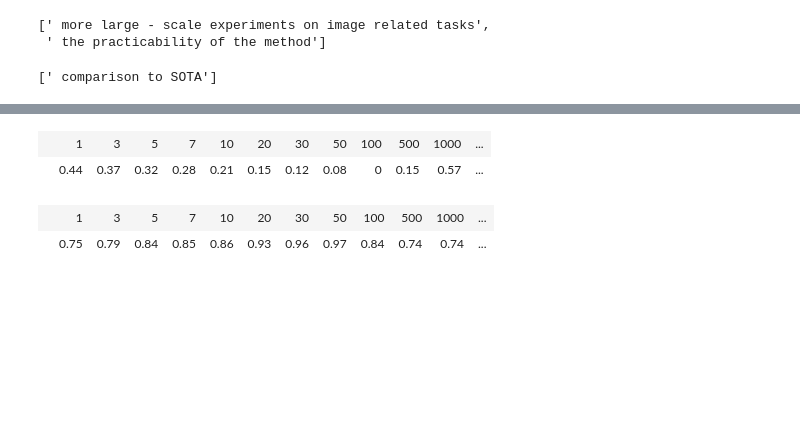
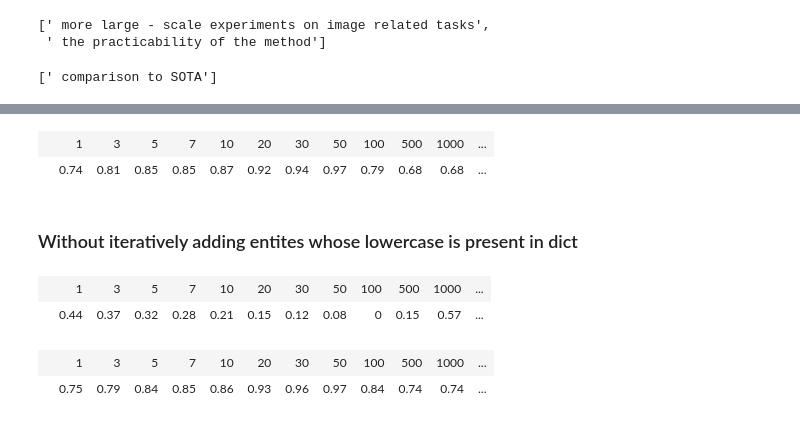
Before and after one commit to shruti-singh/meaningful-comparison, a Jupyter notebook: mcomp_text_extraction/Exp5A_6-SimilarityMCWithEntitiesMaskedSmallEntitySet.ipynb, the cells around one changed output, grey strips where cells are left out. Cells and saved outputs as stored; diff of their text form; code cells hidden in the pictures; blank space fills up the shorter version.

```diff
--- a/mcomp_text_extraction/Exp5A_6-SimilarityMCWithEntitiesMaskedSmallEntitySet.ipynb
+++ b/mcomp_text_extraction/Exp5A_6-SimilarityMCWithEntitiesMaskedSmallEntitySet.ipynb
@@ -621,3 +685,17 @@ display(HTML(tabulate.tabulate(res_table, tablefmt='html')))
+# %%
+# With dataset as mask
+res_table = [[""] + mean_at_k, [""]]
+
+for val in mean_at_k:
+    v1 = round(sum(i > 0 for i in diff13[val])/len(diff13[val]), 2)
+    res_table[1].append(v1)
+
+display(HTML(tabulate.tabulate(res_table, tablefmt='html')))
+# %% [output]
+|  | 1 | 3 | 5 | 7 | 10 | 20 | 30 | 50 | 100 | 500 | 1000 | ... |
+|  | 0.74 | 0.81 | 0.85 | 0.85 | 0.87 | 0.92 | 0.94 | 0.97 | 0.79 | 0.68 | 0.68 | ... |
+# %% [markdown]
+### Without iteratively adding entites whose lowercase is present in dict
 # %%
 # With dataset as mask
 res_table = [[""] + mean_at_k, [""]]
```
Also changed, not shown: parts of 36 cells of this notebook.
